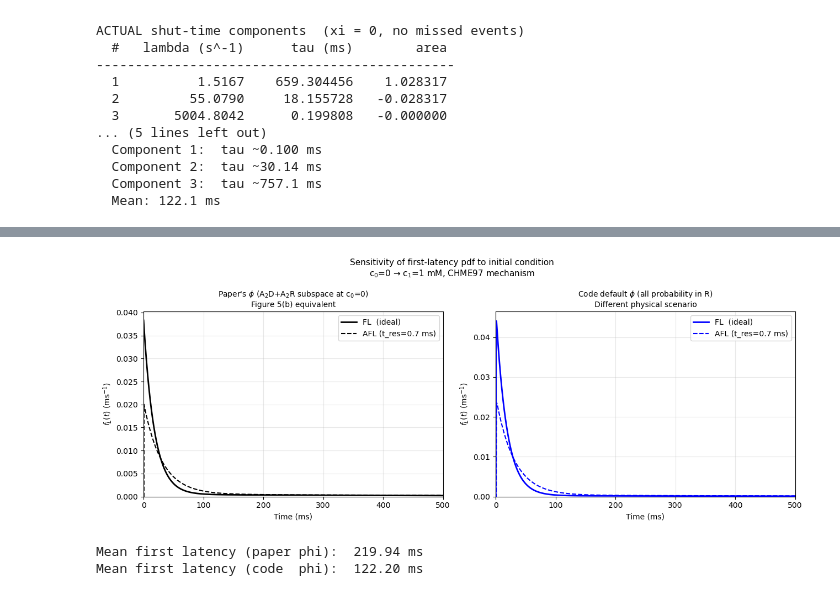
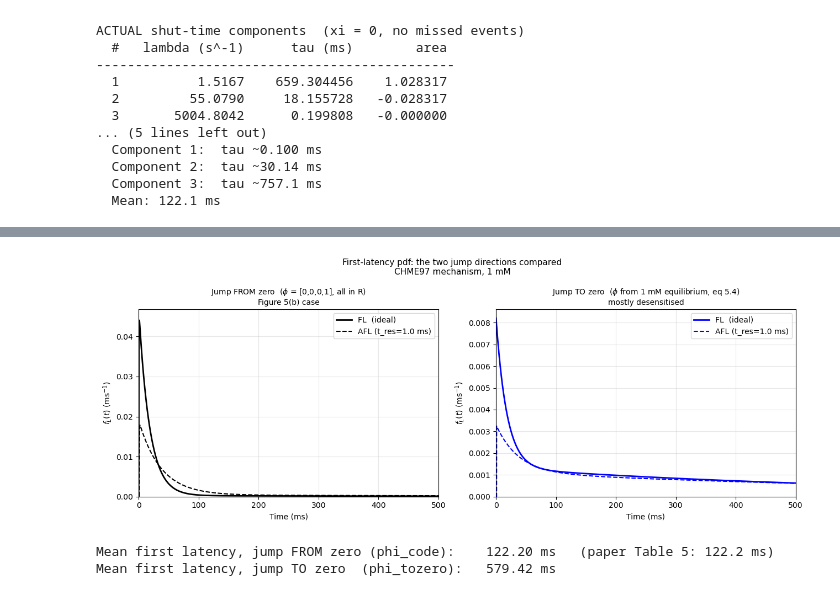
Before and after one commit to DCPROGS/SCALCS, a Jupyter notebook: notebooks/CHME97-paper-reproduction.ipynb, the cells around one changed output, grey strips where cells are left out. Saved outputs shown, nothing was run; the diff lists cells and outputs as text; code cells hidden in the pictures.

```diff
--- a/notebooks/CHME97-paper-reproduction.ipynb
+++ b/notebooks/CHME97-paper-reproduction.ipynb
@@ -206,7 +196,7 @@ Gershgorin interval search).  We therefore use $t_{res} = 0.7$ ms, which
 gives time constants differing by $< 0.5$\% from the 1 ms case for the
 two slow components that dominate the pdf.
 # %%
-tres = 7e-4   # 0.7 ms  (paper uses 1 ms; see note above)
+tres = 1e-3 #7e-4   # 0.7 ms  (paper uses 1 ms; see note above)
 
 # --- Ideal components ---
 eigs_ideal, areas_ideal = fl.ideal_components(mec1.QFF, phi_shut)
@@ -494,51 +486,50 @@ channels start:
 # %%
-# Compare FL and AFL for both initial vectors
-t_long  = np.linspace(0, 500, 5000) * 1e-3   # 0 to 500 ms in seconds
+# Compare first-latency pdfs for the two jump directions
+t_long  = np.linspace(0, 500, 5000) * 1e-3   # 0 to 500 ms, in seconds
 t_ms500 = t_long * 1000
 
-fl_paper = fl.ideal_pdf(t_long, mec1.QFF, phi_paper) * 1e-3
-fl_code  = fl.ideal_pdf(t_long, mec1.QFF, phi_code)  * 1e-3
+roots_c = fl.asymptotic_roots(tres, mec1)
+tau_c   = -1.0 / roots_c
 
-roots_code  = fl.asymptotic_roots(tres, mec1)
-areas_code  = fl.asymptotic_areas(tres, roots_code, phi_code, mec1)
-tau_code    = -1.0 / roots_code
-afl_paper   = fl.asymptotic_pdf(t_long, tres, tau_asym, areas_asym) * 1e-3
-afl_code    = fl.asymptotic_pdf(t_long, tres, tau_code, areas_code)  * 1e-3
+# Jump FROM zero (Figure 5b case): phi_code
+fl_from  = fl.ideal_pdf(t_long, mec1.QFF, phi_code) * 1e-3
+afl_from = fl.asymptotic_pdf(t_long, tres, tau_c,
+                             fl.asymptotic_areas(tres, roots_c, phi_code, mec1)) * 1e-3
+
+# Jump TO zero (pre-equilibrated at 1 mM, eq 5.4): phi_tozero
+fl_to    = fl.ideal_pdf(t_long, mec1.QFF, phi_tozero) * 1e-3
+afl_to   = fl.asymptotic_pdf(t_long, tres, tau_c,
+                             fl.asymptotic_areas(tres, roots_c, phi_tozero, mec1)) * 1e-3
 
 fig, axes = plt.subplots(1, 2, figsize=(13, 5))
 
-# Left: paper's phi (Figure 5b equivalent)
 ax = axes[0]
-ax.plot(t_ms500, fl_paper,  'k-',  lw=2.0, label='FL  (ideal)')
-ax.plot(t_ms500, afl_paper, 'k--', lw=1.5, label=f'AFL (t_res={tres*1000:.1f} ms)')
-ax.set_title("Paper's $\phi$ (A$_2$D+A$_2$R subspace at c$_0$=0)\nFigure 5(b) equivalent",
+ax.plot(t_ms500, fl_from,  'k-',  lw=2.0, label='FL  (ideal)')
+ax.plot(t_ms500, afl_from, 'k--', lw=1.5, label=f'AFL (t_res={tres*1000:.1f} ms)')
+ax.set_title('Jump FROM zero  ($\\phi$ = [0,0,0,1], all in R)\nFigure 5(b) case',
              fontsize=10)
-ax.set_xlabel('Time (ms)');  ax.set_ylabel('$f_L(t)$ (ms$^{-1}$)')
-ax.set_xlim([0, 500]);  ax.set_ylim(bottom=0);  ax.legend();  ax.grid(alpha=0.3)
+ax.set_xlabel('Time (ms)'); ax.set_ylabel('$f_L(t)$ (ms$^{-1}$)')
+ax.set_xlim([0, 500]); ax.set_ylim(bottom=0); ax.legend(); ax.grid(alpha=0.3)
 
-# Right: code default phi (all in R)
 ax = axes[1]
-ax.plot(t_ms500, fl_code,  'b-',  lw=2.0, label='FL  (ideal)')
-ax.plot(t_ms500, afl_code, 'b--', lw=1.5, label=f'AFL (t_res={tres*1000:.1f} ms)')
-ax.set_title("Code default $\phi$ (all probability in R)\nDifferent physical scenario",
+ax.plot(t_ms500, fl_to,  'b-',  lw=2.0, label='FL  (ideal)')
+ax.plot(t_ms500, afl_to, 'b--', lw=1.5, label=f'AFL (t_res={tres*1000:.1f} ms)')
+ax.set_title('Jump TO zero  ($\\phi$ from 1 mM equilibrium, eq 5.4)\nmostly desensitised',
              fontsize=10)
-ax.set_xlabel('Time (ms)');  ax.set_ylabel('$f_L(t)$ (ms$^{-1}$)')
-ax.set_xlim([0, 500]);  ax.set_ylim(bottom=0);  ax.legend();  ax.grid(alpha=0.3)
+ax.set_xlabel('Time (ms)'); ax.set_ylabel('$f_L(t)$ (ms$^{-1}$)')
+ax.set_xlim([0, 500]); ax.set_ylim(bottom=0); ax.legend(); ax.grid(alpha=0.3)
 
-plt.suptitle(
-    'Sensitivity of first-latency pdf to initial condition\n'
-    'c$_0$=0 \u2192 c$_1$=1 mM, CHME97 mechanism', fontsize=11)
-plt.tight_layout()
-plt.show()
+plt.suptitle('First-latency pdf: the two jump directions compared\n'
+             'CHME97 mechanism, 1 mM', fontsize=11)
+plt.tight_layout(); plt.show()
 
-# Mean first latency
-eigs_p, areas_p = fl.ideal_components(mec1.QFF, phi_paper)
-eigs_c, areas_c = fl.ideal_components(mec1.QFF, phi_code)
-mean_p = np.sum(areas_p / eigs_p) * 1000
-mean_c = np.sum(areas_c / eigs_c) * 1000
-print(f"Mean first latency (paper phi):  {mean_p:.2f} ms")
-print(f"Mean first latency (code  phi):  {mean_c:.2f} ms")
+eigs_f, areas_f = fl.ideal_components(mec1.QFF, phi_code)
+eigs_t, areas_t = fl.ideal_components(mec1.QFF, phi_tozero)
+print(f"Mean first latency, jump FROM zero (phi_code):   "
+      f"{np.sum(areas_f/eigs_f)*1000:7.2f} ms   (paper Table 5: 122.2 ms)")
+print(f"Mean first latency, jump TO zero  (phi_tozero):  "
+      f"{np.sum(areas_t/eigs_t)*1000:7.2f} ms")
 # %% [output]
-[figure, old version]
+[figure, new version]
-Mean first latency (paper phi):  219.94 ms
-Mean first latency (code  phi):  122.20 ms
+Mean first latency, jump FROM zero (phi_code):    122.20 ms   (paper Table 5: 122.2 ms)
+Mean first latency, jump TO zero  (phi_tozero):   579.42 ms
```
Also changed, not shown: parts of 13 cells of this notebook, 3 other files.
